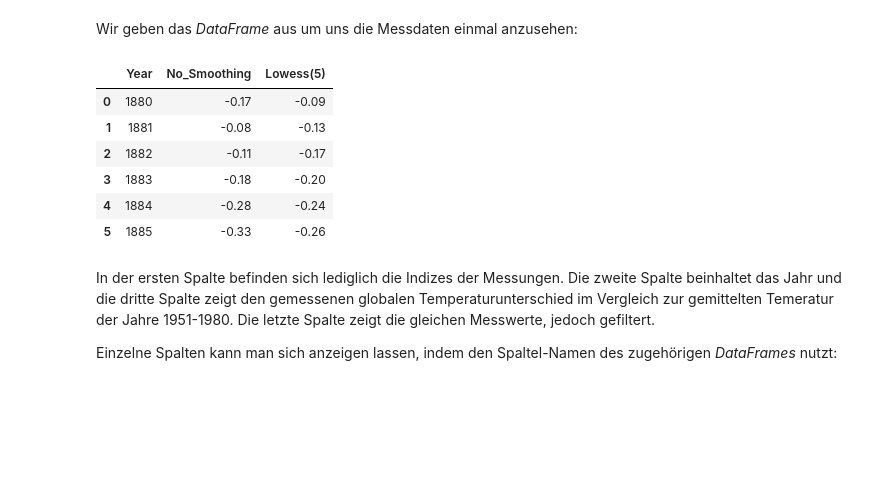
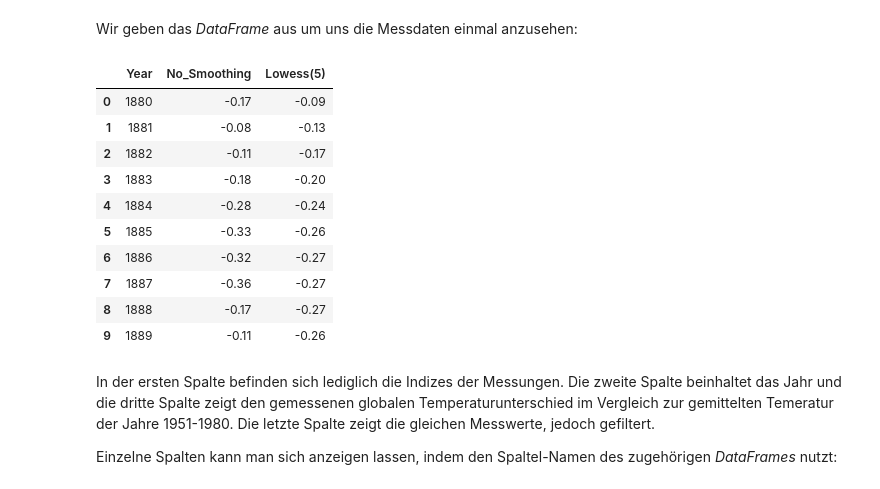
Before and after one commit to Kisleif/mtbook, a Jupyter notebook: _sources/content/T_Plotten.ipynb, the cells around one changed output. Cells and saved outputs as stored; diff of their text form; code cells hidden in the pictures; blank space fills up the shorter version.

```diff
--- a/_sources/content/T_Plotten.ipynb
+++ b/_sources/content/T_Plotten.ipynb
@@ -31,17 +34,21 @@ global_mean = pd.read_csv(link, header = 1)
 # %% [markdown]
 Wir geben das *DataFrame* aus um uns die Messdaten einmal anzusehen:
 # %%
-global_mean.head(6) # Ausgabe der ersten 5 Spalten
+global_mean.head(10) # Ausgabe der ersten 5 Spalten
 #global_mean.tail(5) # Ausgabe der letzten 5 Spalten
 #global_mean # Ausgabe des DataFrames
 # %% [output]
 |  | Year | No_Smoothing | Lowess(5) |
 | 0 | 1880 | -0.17 | -0.09 |
 | 1 | 1881 | -0.08 | -0.13 |
 | 2 | 1882 | -0.11 | -0.17 |
 | 3 | 1883 | -0.18 | -0.20 |
 | 4 | 1884 | -0.28 | -0.24 |
 | 5 | 1885 | -0.33 | -0.26 |
+| 6 | 1886 | -0.32 | -0.27 |
+| 7 | 1887 | -0.36 | -0.27 |
+| 8 | 1888 | -0.17 | -0.27 |
+| 9 | 1889 | -0.11 | -0.26 |
 # %% [markdown]
 In der ersten Spalte befinden sich lediglich die Indizes der Messungen. Die zweite Spalte beinhaltet das Jahr und die dritte Spalte zeigt den gemessenen globalen Temperaturunterschied im Vergleich zur gemittelten Temeratur der Jahre 1951-1980. Die letzte Spalte zeigt die gleichen Messwerte, jedoch gefiltert.
 
```
Also changed, not shown: parts of 14 cells of this notebook, 6 other files.
